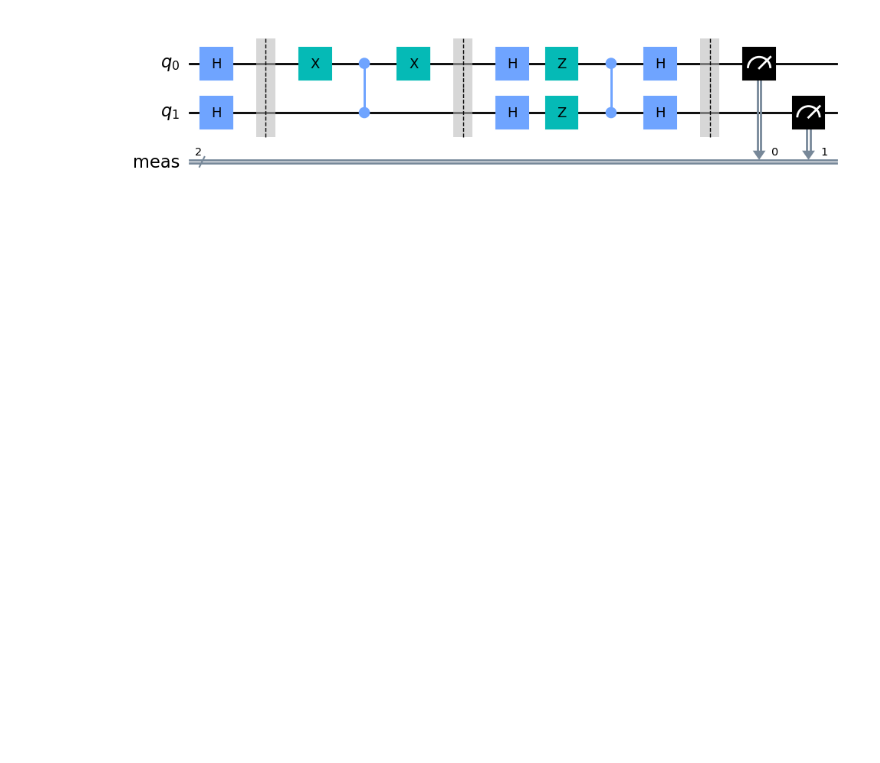
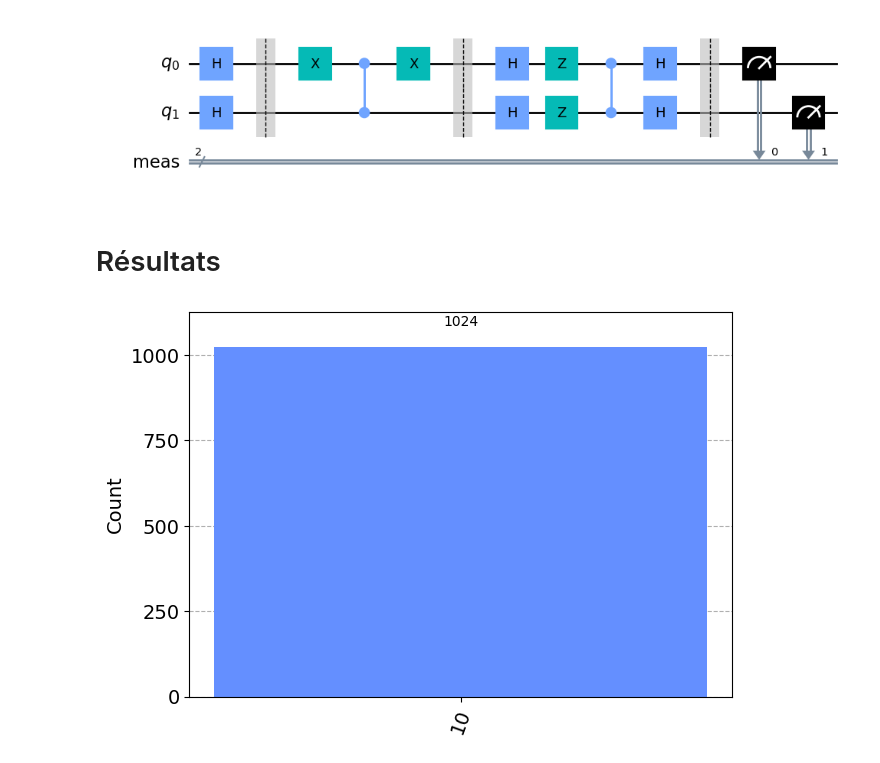
Before and after one commit to Ancelotow/esgi-quantum, a Jupyter notebook: tp3/grover-enigma.ipynb, the cells around one changed output. Saved outputs shown, nothing was run; the diff lists cells and outputs as text; code cells hidden in the pictures; blank space fills up the shorter version.

```diff
--- a/tp3/grover-enigma.ipynb
+++ b/tp3/grover-enigma.ipynb
@@ -38,3 +46,13 @@ circ.measure_all()
 circ.draw('mpl')
 # %% [output]
 [figure]
+# %% [markdown]
+# Résultats
+# %%
+simulator = Aer.get_backend('aer_simulator')
+circ = transpile(circ, simulator)
+result = simulator.run(circ).result()
+counts = result.get_counts(circ)
+plot_histogram(counts)
+# %% [output]
+[figure, added]
```
Also changed, not shown: parts of 6 cells of this notebook.
